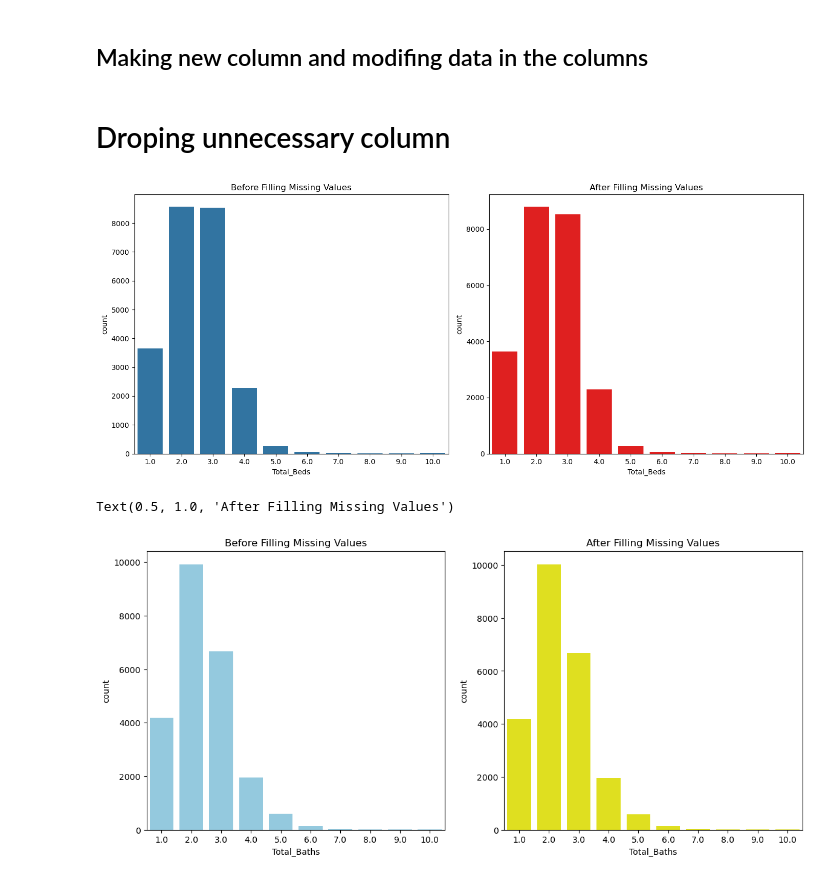
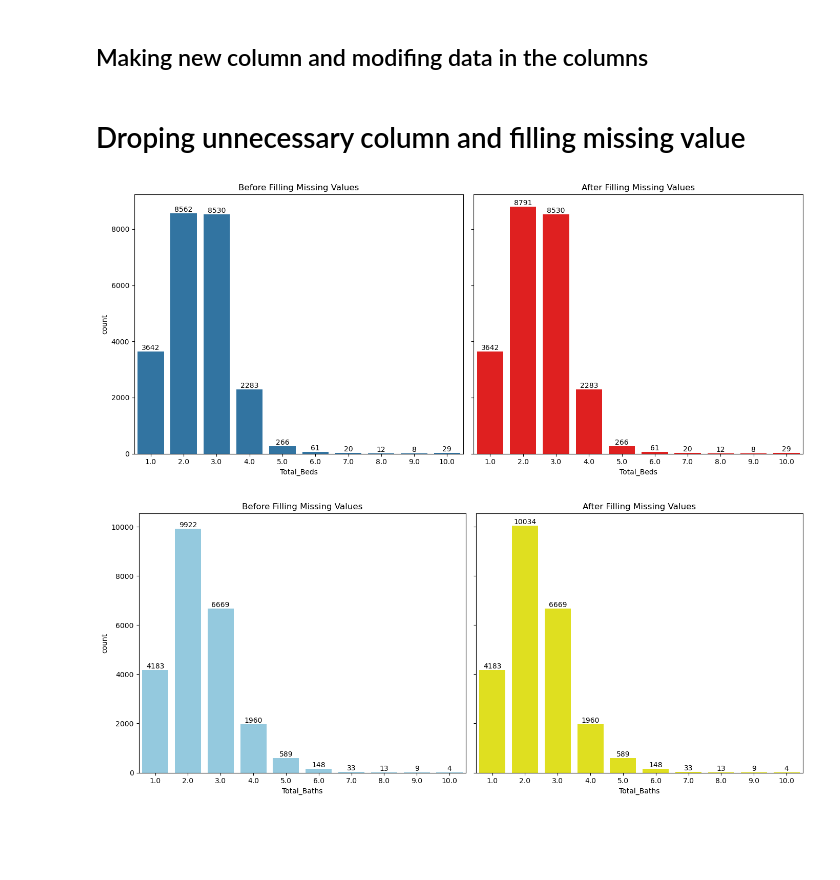
Before and after one commit to Himanshu7d3/House_Rent_Prediction, a Jupyter notebook: New_Data_Cleaning.ipynb, the cells around one changed output. Cells and saved outputs as stored; diff of their text form; code cells hidden in the pictures; blank space fills up the shorter version.

Commit message:
Some missing data has filled

```diff
--- a/New_Data_Cleaning.ipynb
+++ b/New_Data_Cleaning.ipynb
@@ -541,7 +541,7 @@ def convert_rent(x):
 
 # apply transformation
 df31['Rental_Price'] = df31['Rental_Price'].apply(convert_rent).astype('Int64')
-df31['Security Deposit']=df31['Security Deposit'].apply(convert_rent).astype('Int64')
+df31['Security Deposit']=df31['Security Deposit'].apply(convert_rent).astype('float')
 # %%
 # making new column city from the column Location
 df31['city'] = df31['Location'].astype(str).apply(lambda x: x.split(',')[-1].strip() if ',' in x else x.strip())
@@ -824,7 +824,7 @@ df31[['total_towers', 'total_units']] = df31['Total_Tower & Unit'].apply(extract
 # droping Total_Tower & Unit column
 df31.drop(['Total_Tower & Unit'],axis=1,inplace=True)
 # %% [markdown]
-# Droping unnecessary column
+# Droping unnecessary column and filling missing value
 # %%
 df32=df31.copy()
 # %%
@@ -834,11 +834,15 @@ df32.drop(['RERA ID','Brokerage Response','No of Open Sides','Additional Feature
 
 df32=df32[df32['Rental_Price'].notna()]
 # %%
-fig, ax = plt.subplots(nrows=1, ncols=2, figsize=(14,6))
+fig, ax = plt.subplots(nrows=1, ncols=2, figsize=(14,6),sharey=True)
 
 # BEFORE (show NaN)
 sns.countplot(x=df32['Total_Beds'],ax=ax[0])
 ax[0].set_title('Before Filling Missing Values')
+
+# Add labels
+for container in ax[0].containers:
+    ax[0].bar_label(container)
 
 # Fill with mode
 df32['Total_Beds'] = df32['Total_Beds'].fillna(df32['Total_Beds'].mode().iloc[0])
@@ -847,22 +851,35 @@ df32['Total_Beds'] = df32['Total_Beds'].fillna(df32['Total_Beds'].mode().iloc[0]
 sns.countplot(x=df32['Total_Beds'],ax=ax[1],color='red')
 ax[1].set_title('After Filling Missing Values')
 
+# Add labels
+for container in ax[1].containers:
+    ax[1].bar_label(container)
+
 plt.tight_layout()    # filling with mode does not change distribution that much
 # %% [output]
-[figure, old version]
+[figure, new version]
 # %%
-fig, ax = plt.subplots(nrows=1, ncols=2, figsize=(14,6))
+fig, ax = plt.subplots(nrows=1, ncols=2, figsize=(14,6),sharey=True)
 
 # BEFORE (show NaN)
 sns.countplot(x=df32['Total_Baths'],ax=ax[0],color='skyblue')
 ax[0].set_title('Before Filling Missing Values')
+
+# Add labels
+for container in ax[0].containers:
+    ax[0].bar_label(container)
 
 # Fill with mode
 df32['Total_Baths'] = df32['Total_Baths'].fillna(df32['Total_Baths'].mode().iloc[0])
 
 # AFTER
 sns.countplot(x=df32['Total_Baths'],ax=ax[1],color='yellow')
 ax[1].set_title('After Filling Missing Values')         # filling with mode does not change distribution that much
+
+# Add labels
+for container in ax[1].containers:
+    ax[1].bar_label(container)
+
+plt.tight_layout()
 # %% [output]
-Text(0.5, 1.0, 'After Filling Missing Values')
-[figure, old version]
+[figure, new version]
```
Also changed, not shown: parts of 17 cells of this notebook.
